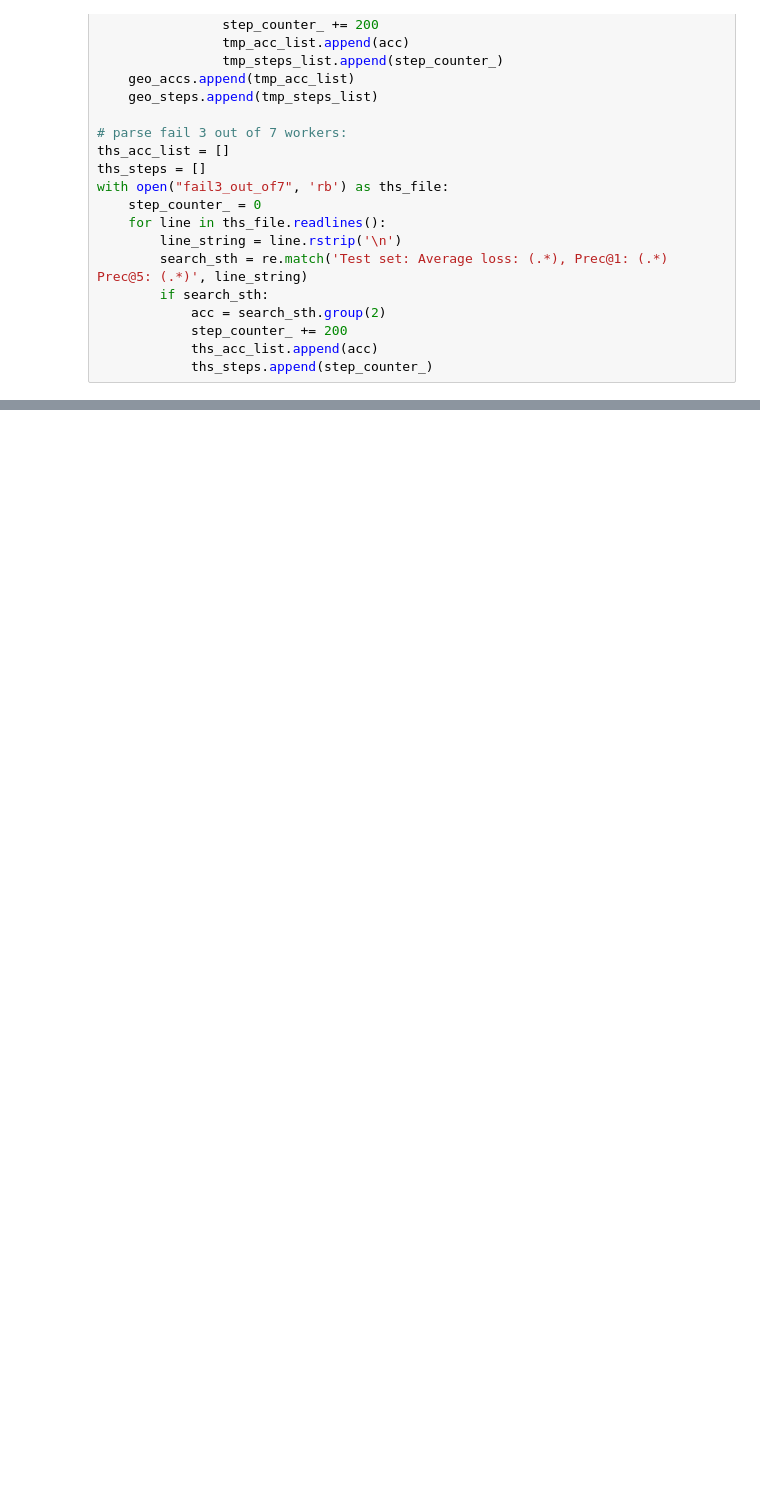
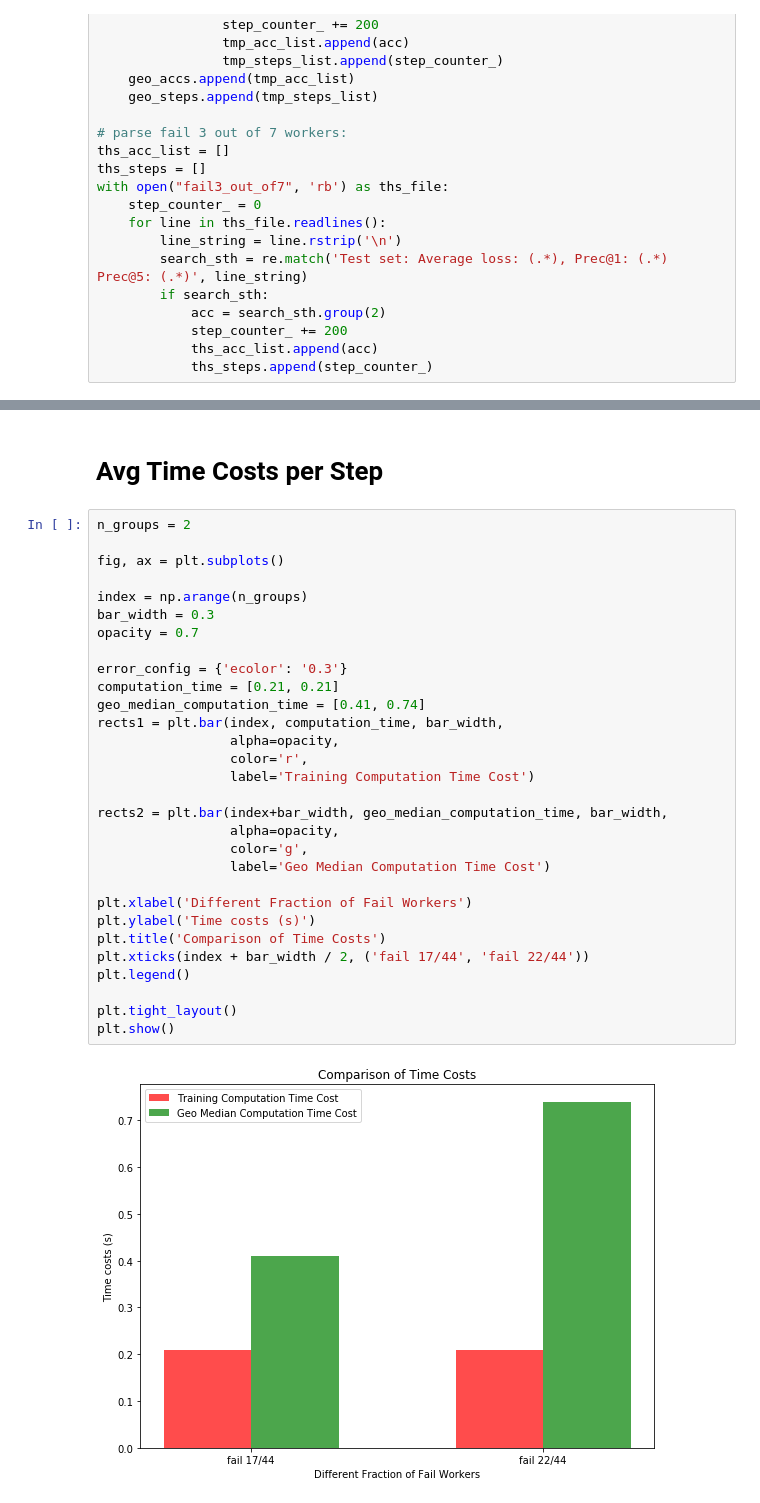
Before and after one commit to hwang595/Draco, a Jupyter notebook: analysis/errSimulation_and_geoMedian_verify.ipynb, the cells around one changed output, grey strips where cells are left out. Saved outputs shown, nothing was run; the diff lists cells and outputs as text; blank space fills up the shorter version.

```diff
--- a/analysis/errSimulation_and_geoMedian_verify.ipynb
+++ b/analysis/errSimulation_and_geoMedian_verify.ipynb
@@ -94,0 +156,34 @@ plt.show()
+# %% [markdown]
+# Avg Time Costs per Step
+# %%
+n_groups = 2
+
+fig, ax = plt.subplots()
+
+index = np.arange(n_groups)
+bar_width = 0.3
+opacity = 0.7
+
+error_config = {'ecolor': '0.3'}
+computation_time = [0.21, 0.21]
+geo_median_computation_time = [0.41, 0.74]
+rects1 = plt.bar(index, computation_time, bar_width,
+                 alpha=opacity,
+                 color='r',
+                 label='Training Computation Time Cost')
+
+rects2 = plt.bar(index+bar_width, geo_median_computation_time, bar_width,
+                 alpha=opacity,
+                 color='g',
+                 label='Geo Median Computation Time Cost')
+
+plt.xlabel('Different Fraction of Fail Workers')
+plt.ylabel('Time costs (s)')
+plt.title('Comparison of Time Costs')
+plt.xticks(index + bar_width / 2, ('fail 17/44', 'fail 22/44'))
+plt.legend()
+
+plt.tight_layout()
+plt.show()
+# %% [output]
+[figure, added]
```
Also changed, not shown: parts of 6 cells of this notebook.
